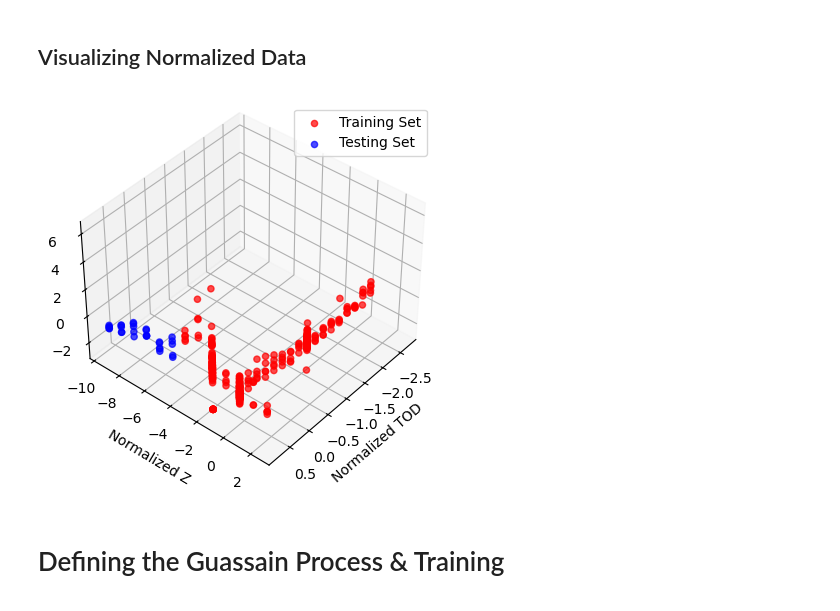
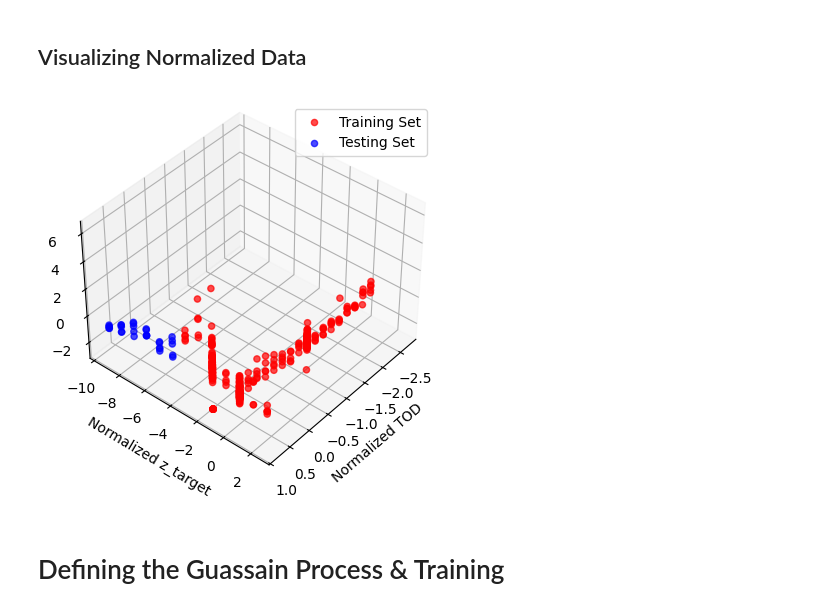
Before and after one commit to BLAST-AI-ML/synapse, a Jupyter notebook: ml/GP_training/SingleTaskGP_training.ipynb, the cells around one changed output. Saved outputs shown, nothing was run; the diff lists cells and outputs as text; code cells hidden in the pictures.

Commit message:
Updated SingleTaskGP_training notebook

```diff
--- a/ml/GP_training/SingleTaskGP_training.ipynb
+++ b/ml/GP_training/SingleTaskGP_training.ipynb
@@ -15,7 +15,7 @@ import matplotlib.pyplot as plt
 # %%
 ####Training Set #####
 # Load the CSV file
-path = '/Users/oshapoval/workspace/2024_IFE-superfacility/experimental_data/'
+path = './../../experimental_data/'
 training_set_df = pd.read_csv(path + 'training_set_1.csv')
 test_set_df = pd.read_csv(path + '/test_set_1.csv')
 # %%
@@ -52,42 +52,42 @@ plt.legend()
 <h2>Normalizing Data</h2>
 # %%
 # Define the input and output normalizations, based on the training set
-X = torch.tensor(training_set_df[['z_target (m)', 'TOD (s^3)']].values, dtype=torch.float64)
+X = torch.tensor(training_set_df[['z_target_um', 'TOD_fs3']].values, dtype=torch.float64)
 input_transform = AffineInputTransform(2, coefficient=X.std(axis=0), offset=X.mean(axis=0))
-y = torch.tensor(training_set_df['n_protons (1/sr)'].values, dtype=torch.float64).reshape(-1,1)
+y = torch.tensor(training_set_df['n_protons'].values, dtype=torch.float64).reshape(-1,1)
 output_transform = AffineInputTransform( 1, coefficient=y.std(axis=0), offset=y.mean(axis=0))
 # %%
 # Apply normalization to the training and test sets
 norm_training_set_df = training_set_df.copy()
-norm_training_set_df[['z_target (m)', 'TOD (s^3)']] = input_transform( torch.tensor( training_set_df[['z_target (m)', 'TOD (s^3)']].values ) )
-norm_training_set_df[['n_protons (1/sr)']] = output_transform( torch.tensor( training_set_df[['n_protons (1/sr)']].values.reshape(-1,1) ) )
+norm_training_set_df[['z_target_um', 'TOD_fs3']] = input_transform( torch.tensor( training_set_df[['z_target_um', 'TOD_fs3']].values ) )
+norm_training_set_df[['n_protons']] = output_transform( torch.tensor( training_set_df[['n_protons']].values.reshape(-1,1) ) )
 
 norm_test_set_df = test_set_df.copy()
-norm_test_set_df[['z_target (m)', 'TOD (s^3)']] = input_transform( torch.tensor( test_set_df[['z_target (m)', 'TOD (s^3)']].values ) )
-norm_test_set_df[['n_protons (1/sr)']] = output_transform( torch.tensor( test_set_df[['n_protons (1/sr)']].values.reshape(-1,1) ) )
+norm_test_set_df[['z_target_um', 'TOD_fs3']] = input_transform( torch.tensor( test_set_df[['z_target_um', 'TOD_fs3']].values ) )
+norm_test_set_df[['n_protons']] = output_transform( torch.tensor( test_set_df[['n_protons']].values.reshape(-1,1) ) )
 # %% [markdown]
 <h2>Visualizing Normalized Data</h2>
 # %%
 # Create a 3D plot
 fig = plt.figure()
 ax = fig.add_subplot(111, projection='3d')
 
-ax.scatter( norm_training_set_df['TOD (s^3)'], norm_training_set_df['z_target (m)'],
-           norm_training_set_df['n_protons (1/sr)'], c='r', alpha=0.7, label='Training Set')
-ax.scatter( norm_test_set_df['TOD (s^3)'], norm_test_set_df['z_target (m)'],
-           norm_test_set_df['n_protons (1/sr)'], c='b', alpha=0.7, label='Testing Set')
+ax.scatter( norm_training_set_df['TOD_fs3'], norm_training_set_df['z_target_um'],
+           norm_training_set_df['n_protons'], c='r', alpha=0.7, label='Training Set')
+ax.scatter( norm_test_set_df['TOD_fs3'], norm_test_set_df['z_target_um'],
+           norm_test_set_df['n_protons'], c='b', alpha=0.7, label='Testing Set')
 ax.view_init(elev=40., azim=40, roll=0)
 # Set labels and title
 ax.set_xlabel('Normalized TOD')
-ax.set_ylabel('Normalized Z')
-ax.set_zlabel('Normalized Protons')
+ax.set_ylabel('Normalized z_target')
+ax.set_zlabel('Normalized n_rotons')
 
 # Add legend
 ax.legend()
 # Show plot
 plt.show()
 # %% [output]
-[figure, old version]
+[figure, new version]
 # %% [markdown]
 <h1> Defining the Guassain Process & Training </h1>
 # %%
```
Also changed, not shown: parts of 11 cells of this notebook.
